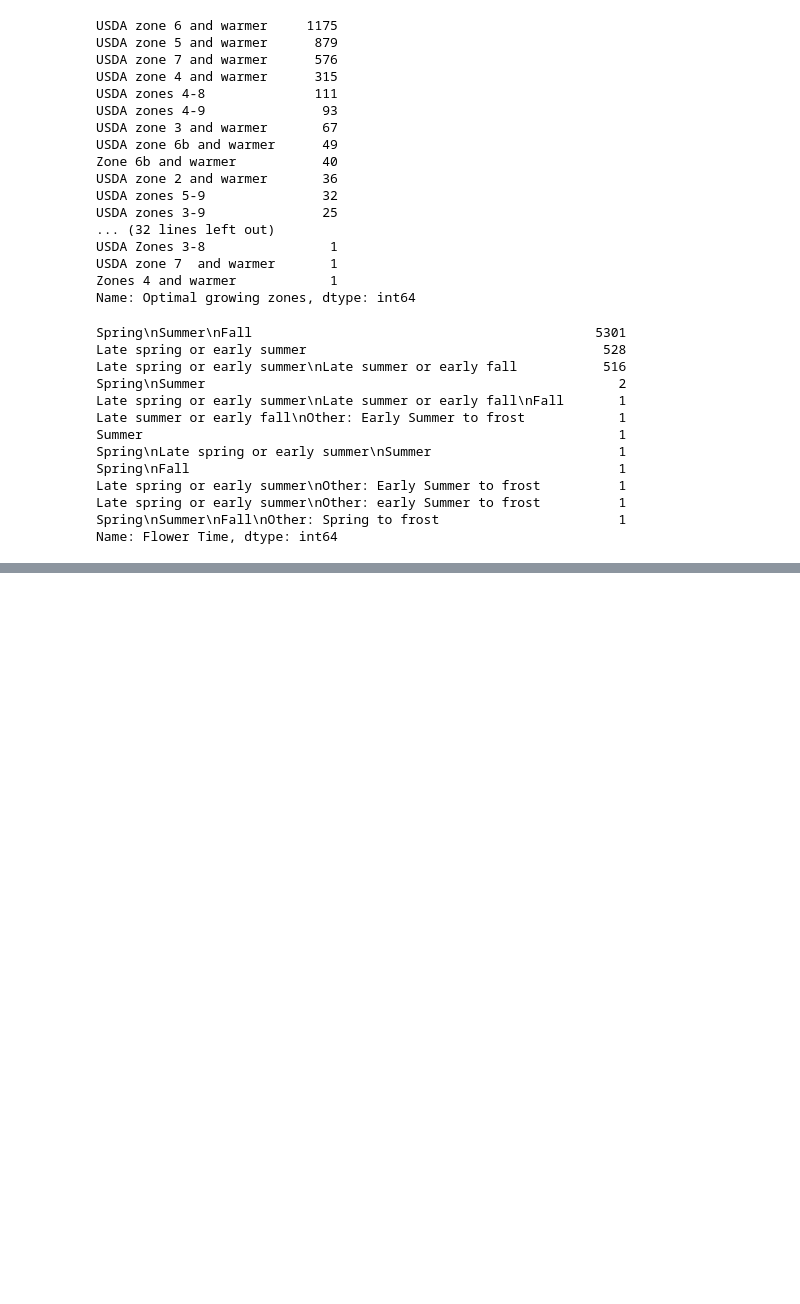
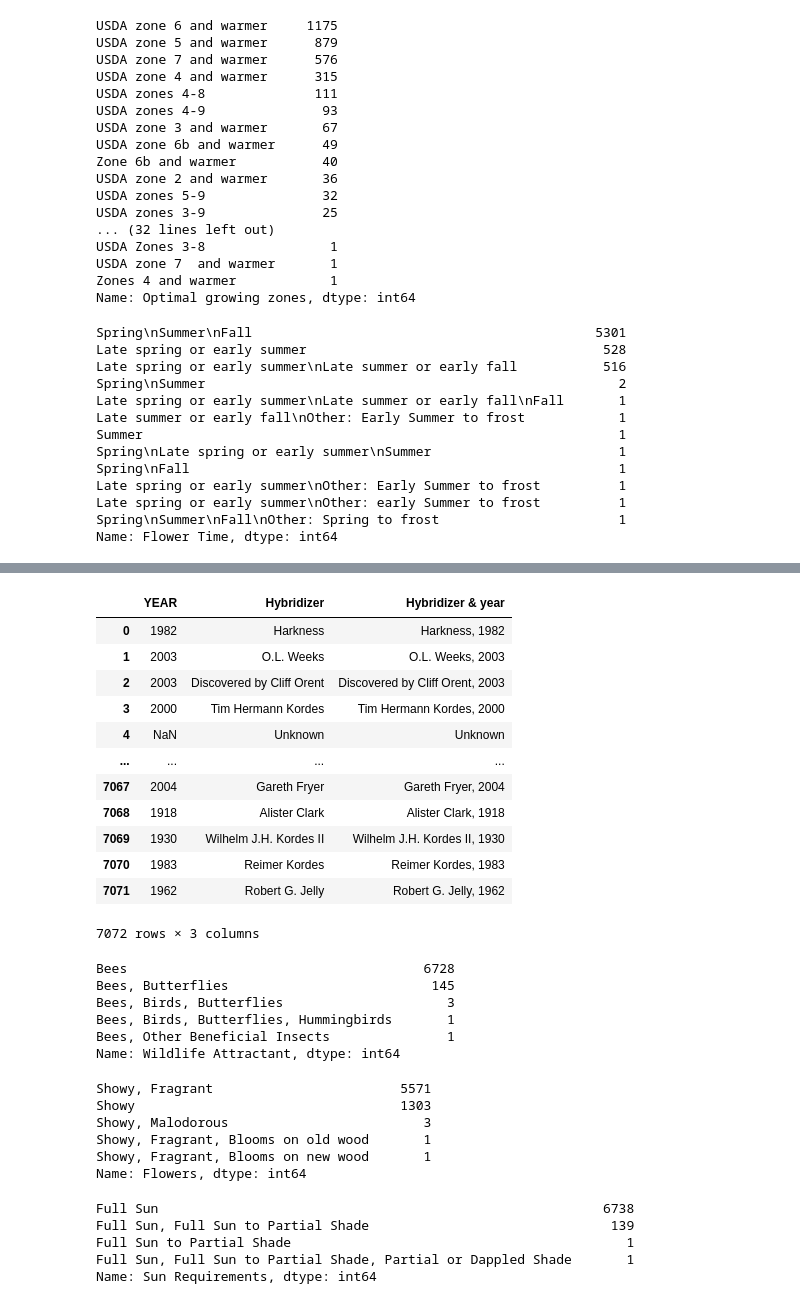
Before and after one commit to anna-zverkova/Rose_scrape, a Jupyter notebook: Analysis of rose data from Garden.org.ipynb, the cells around one changed output, grey strips where cells are left out. Saved outputs shown, nothing was run; the diff lists cells and outputs as text; code cells hidden in the pictures; blank space fills up the shorter version.

Commit message:
v3 a bit of cleaning
Removing '/n' from column values and splitting data in some columns into multiple columns to make analysis easier. And a bit more of value counts on each column.

```diff
--- a/Analysis of rose data from Garden.org.ipynb
+++ b/Analysis of rose data from Garden.org.ipynb
@@ -278,0 +295,6 @@ Name: Flower Time, dtype: int64
+# %%
+# extracting year from column ['Hybridizer & year']
+
+df['YEAR'] = df['Hybridizer & year'].str.extract('(\\d{4})', expand=False).str.strip()
+
+df[['YEAR', 'Hybridizer & year']]
@@ -278,0 +315,67 @@ Name: Flower Time, dtype: int64
+# %%
+# extracting Hybridizer from column ['Hybridizer & year']
+
+df['Hybridizer'] = df['Hybridizer & year'].str.extract('([A-Z].+)', expand=False).str.strip()
+
+
+df['Hybridizer'] = df['Hybridizer'].str.replace('\d+', '')
+
+df['Hybridizer'] = df['Hybridizer'].str.replace(',', '')
+
+
+df[['YEAR', 'Hybridizer', 'Hybridizer & year']]
+# %% [output]
+|  | YEAR | Hybridizer | Hybridizer & year |
+| 0 | 1982 | Harkness | Harkness, 1982 |
+| 1 | 2003 | O.L. Weeks | O.L. Weeks, 2003 |
+| 2 | 2003 | Discovered by Cliff Orent | Discovered by Cliff Orent, 2003 |
+| 3 | 2000 | Tim Hermann Kordes | Tim Hermann Kordes, 2000 |
+| 4 | NaN | Unknown | Unknown |
+| ... | ... | ... | ... |
+| 7067 | 2004 | Gareth Fryer | Gareth Fryer, 2004 |
+| 7068 | 1918 | Alister Clark | Alister Clark, 1918 |
+| 7069 | 1930 | Wilhelm J.H. Kordes II | Wilhelm J.H. Kordes II, 1930 |
+| 7070 | 1983 | Reimer Kordes | Reimer Kordes, 1983 |
+| 7071 | 1962 | Robert G. Jelly | Robert G. Jelly, 1962 |
+7072 rows × 3 columns
+# %%
+# 2.) Column ['Wildlife Attractant'] needs removal of \n.
+
+df['Wildlife Attractant'] = df['Wildlife Attractant'].str.replace('\n', ', ')
+
+
+df['Wildlife Attractant'].value_counts()
+# %% [output]
+Bees                                      6728
+Bees, Butterflies                          145
+Bees, Birds, Butterflies                     3
+Bees, Birds, Butterflies, Hummingbirds       1
+Bees, Other Beneficial Insects               1
+Name: Wildlife Attractant, dtype: int64
+# %%
+# 3.) Column ['Flowers'] needs removal of \n.
+
+df['Flowers'] = df['Flowers'].str.replace('\n', ', ')
+
+
+df['Flowers'].value_counts()
+# %% [output]
+Showy, Fragrant                        5571
+Showy                                  1303
+Showy, Malodorous                         3
+Showy, Fragrant, Blooms on old wood       1
+Showy, Fragrant, Blooms on new wood       1
+Name: Flowers, dtype: int64
+# %%
+# 5.) Column ['Sun Requirements'] needs removal of \n.
+
+df['Sun Requirements'] = df['Sun Requirements'].str.replace('\n', ', ')
+
+
+df['Sun Requirements'].value_counts()
+# %% [output]
+Full Sun                                                         6738
+Full Sun, Full Sun to Partial Shade                               139
+Full Sun to Partial Shade                                           1
+Full Sun, Full Sun to Partial Shade, Partial or Dappled Shade       1
+Name: Sun Requirements, dtype: int64
```
Also changed, not shown: parts of 13 cells of this notebook.
